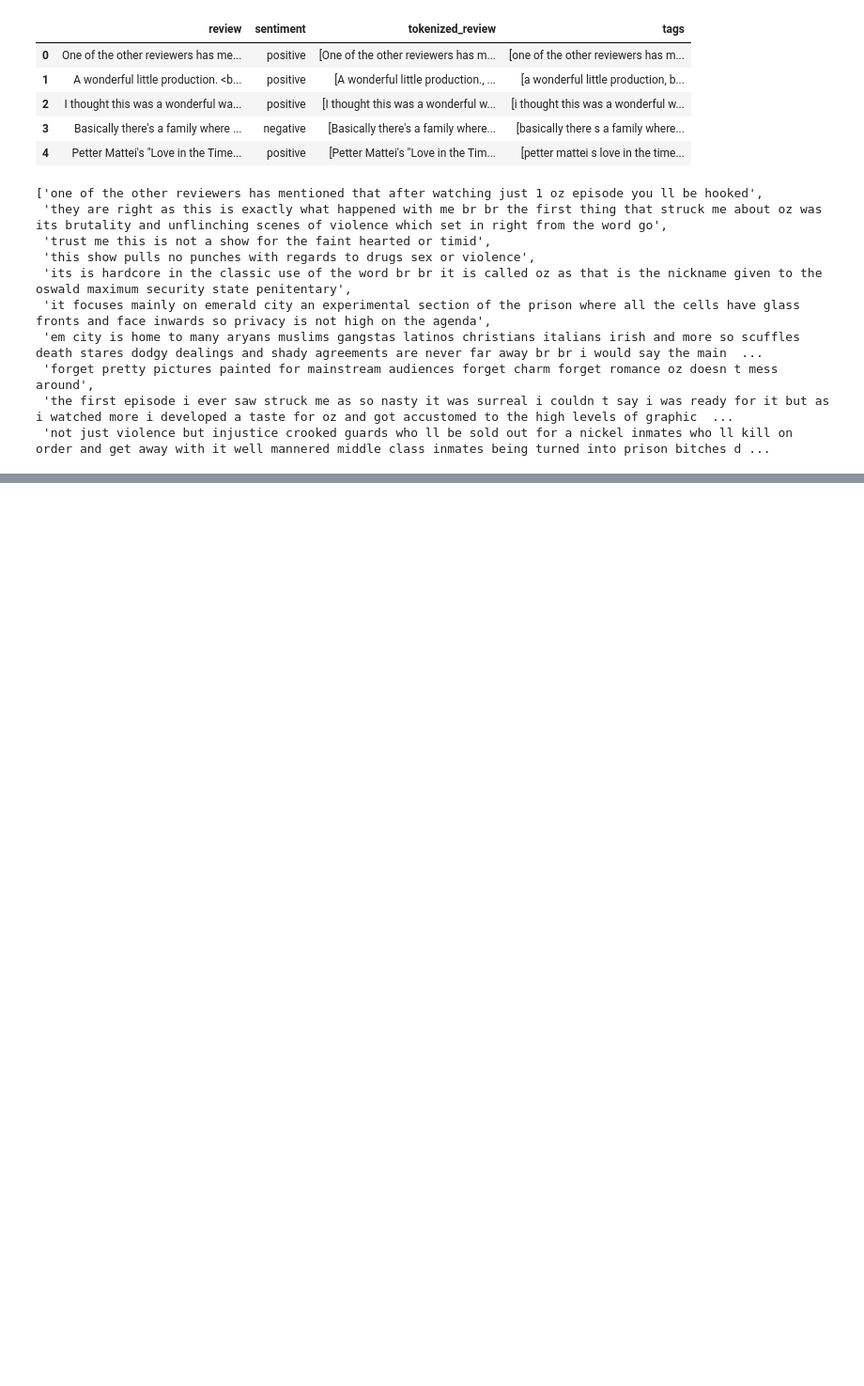
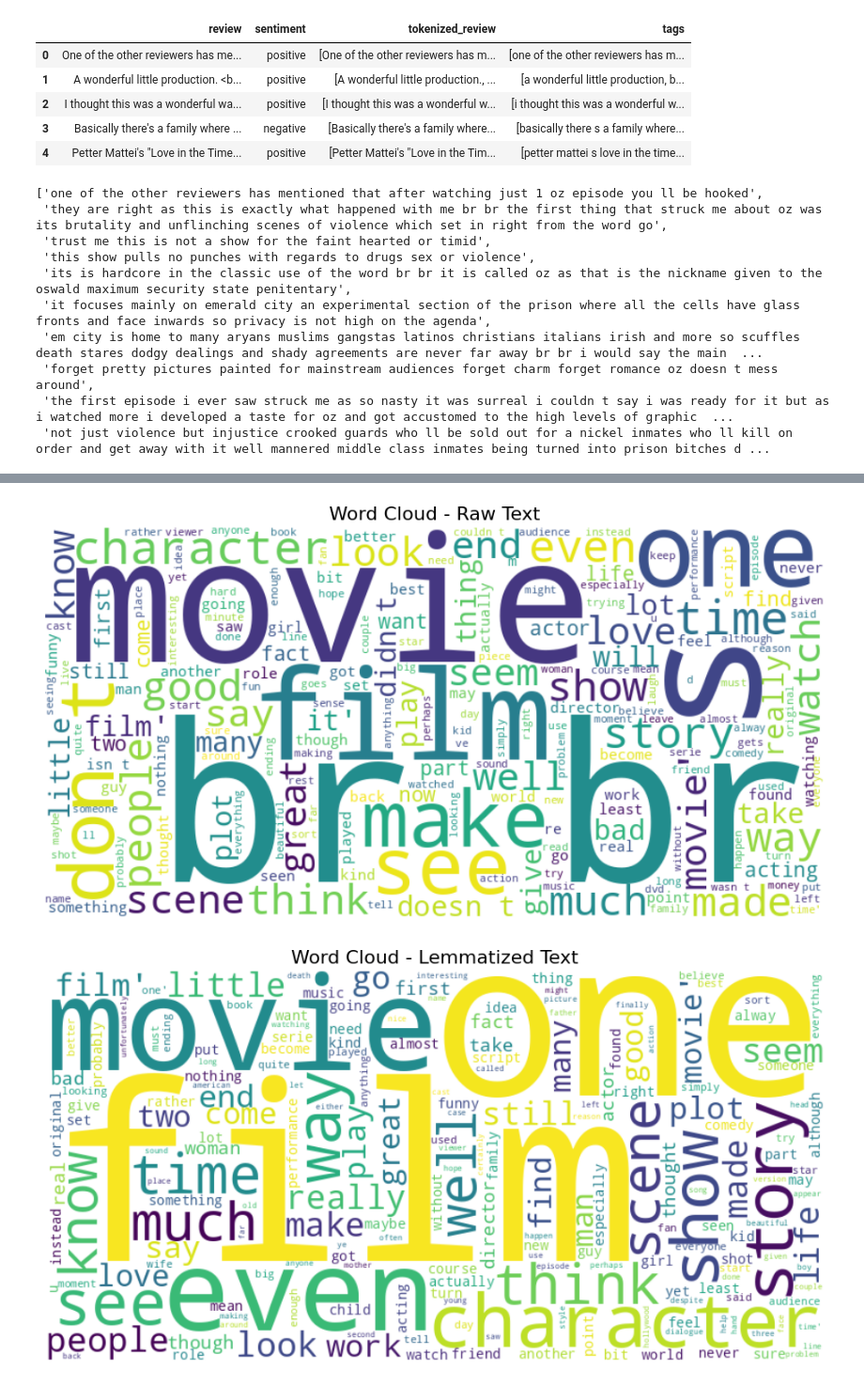
Before and after one commit to christina3099/Sentiment-Analysis, a Jupyter notebook: Sentiment_Analysis.ipynb, the cells around one changed output, grey strips where cells are left out. Shown at 94% size. Saved outputs shown, nothing was run; the diff lists cells and outputs as text; code cells hidden in the pictures; blank space fills up the shorter version.

```diff
--- a/Sentiment_Analysis.ipynb
+++ b/Sentiment_Analysis.ipynb
@@ -142,0 +343,25 @@ movies['tags'][0]
+# %%
+from wordcloud import WordCloud
+
+# Raw tokens
+raw_tokens = " ".join(movies['tags'].astype(str))
+lemm_tokens = " ".join(movies['lemmatized_reviews'].astype(str))
+
+# Word Cloud - Raw
+raw_wc = WordCloud(width=800, height=400, background_color="white").generate(raw_tokens)
+plt.figure(figsize=(12,6))
+plt.imshow(raw_wc, interpolation="bilinear")
+plt.axis("off")
+plt.title("Word Cloud - Raw Text", fontsize=16)
+plt.show()
+
+# Word Cloud - Lemmatized
+lemm_wc = WordCloud(width=800, height=400, background_color="white").generate(lemm_tokens)
+plt.figure(figsize=(12,6))
+plt.imshow(lemm_wc, interpolation="bilinear")
+plt.axis("off")
+plt.title("Word Cloud - Lemmatized Text", fontsize=16)
+plt.show()
+# %% [output]
+[figure, added]
+[figure, added]
```
Also changed, not shown: parts of 31 cells of this notebook.
